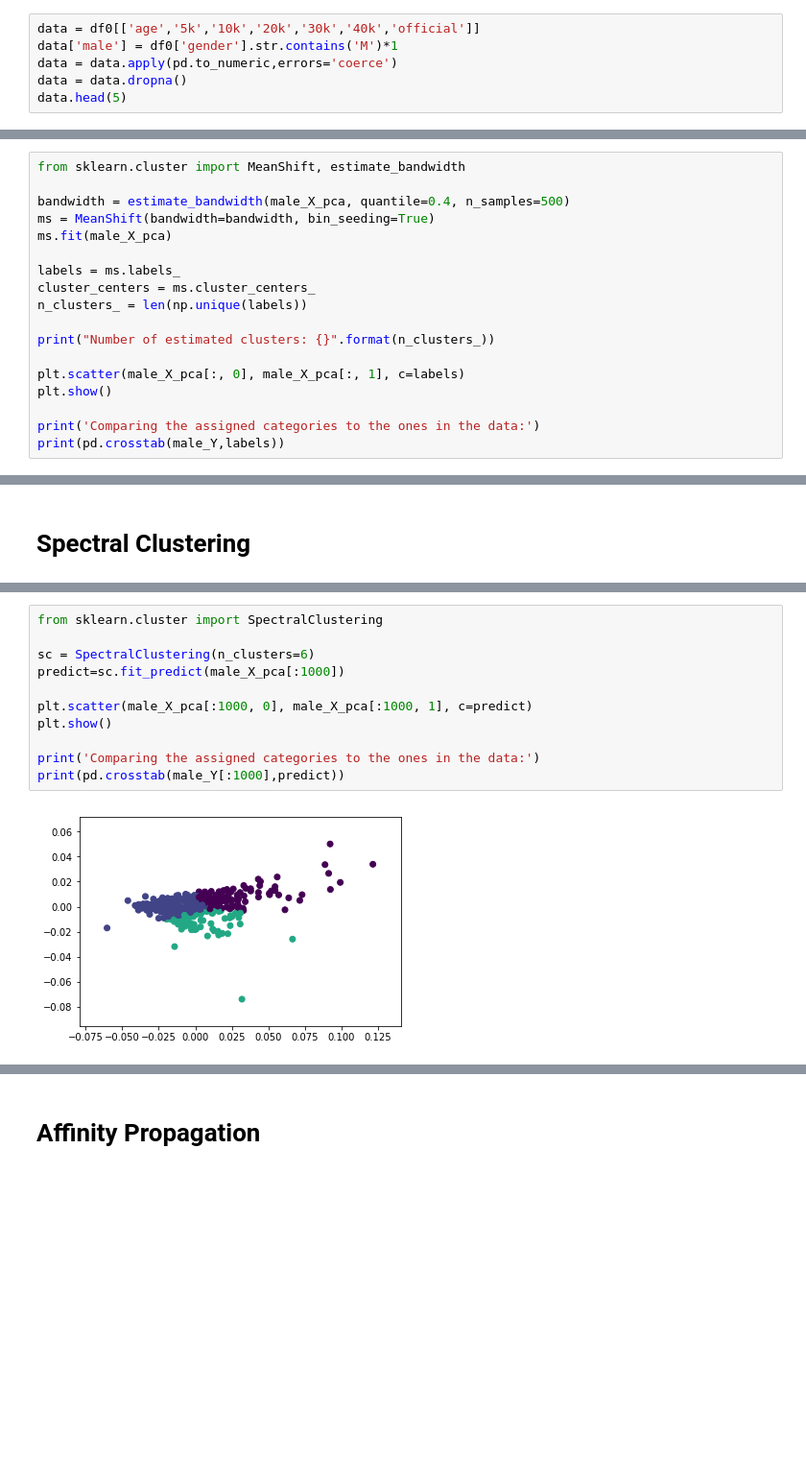
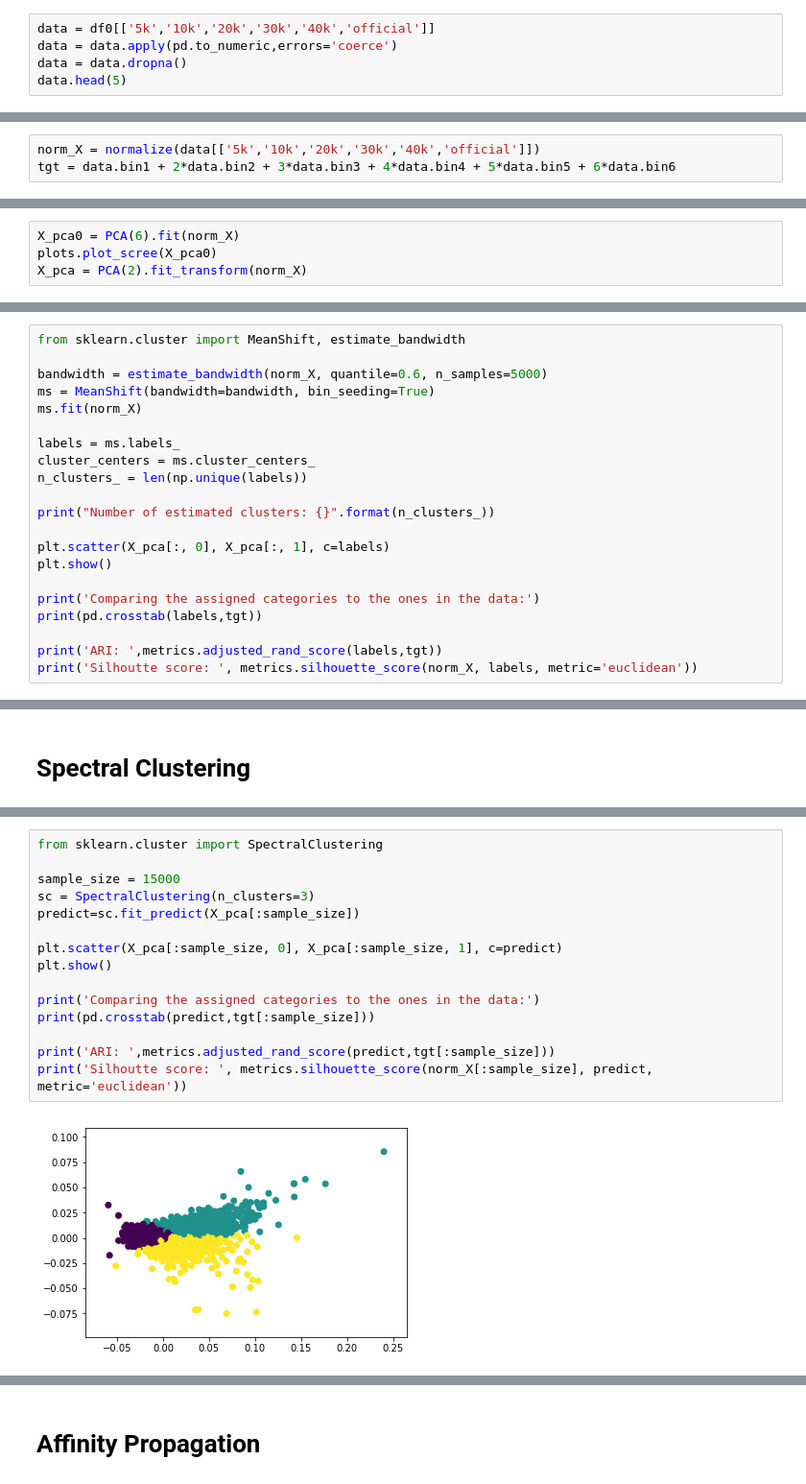
Before and after one commit to yfstafford/Thinkful, a Jupyter notebook: Unit 4/Bootcamp 4.2.5 Boston marathon.ipynb, the cells around one changed output, grey strips where cells are left out. Shown at 96% size. Saved outputs shown, nothing was run; the diff lists cells and outputs as text; blank space fills up the shorter version.

```diff
--- a/Unit 4/Bootcamp 4.2.5 Boston marathon.ipynb
+++ b/Unit 4/Bootcamp 4.2.5 Boston marathon.ipynb
@@ -44,6 +35,5 @@ Select relevant columns:
 # %%
-data = df0[['age','5k','10k','20k','30k','40k','official']]
-data['male'] = df0['gender'].str.contains('M')*1
+data = df0[['5k','10k','20k','30k','40k','official']]
 data = data.apply(pd.to_numeric,errors='coerce')
 data = data.dropna()
 data.head(5)
@@ -84 +92,4 @@ female_Y = female_data['age_div']
+# %%
+norm_X = normalize(data[['5k','10k','20k','30k','40k','official']])
+tgt = data.bin1 + 2*data.bin2 + 3*data.bin3 + 4*data.bin4 + 5*data.bin5 + 6*data.bin6
 # %% [markdown]
@@ -111,0 +97,4 @@ array([[-0.1928215 , -0.36714795, -0.61009036, -0.47054166,  0.27915351,
+# %%
+X_pca0 = PCA(6).fit(norm_X)
+plots.plot_scree(X_pca0)
+X_pca = PCA(2).fit_transform(norm_X)
@@ -169,9 +195,9 @@ There does not appear to be a clear eleven division clustering found by K-Means.
 # %%
 from sklearn.cluster import MeanShift, estimate_bandwidth
 
-bandwidth = estimate_bandwidth(male_X_pca, quantile=0.4, n_samples=500)
+bandwidth = estimate_bandwidth(norm_X, quantile=0.6, n_samples=5000)
 ms = MeanShift(bandwidth=bandwidth, bin_seeding=True)
-ms.fit(male_X_pca)
+ms.fit(norm_X)
 
 labels = ms.labels_
 cluster_centers = ms.cluster_centers_
@@ -179,9 +205,12 @@ n_clusters_ = len(np.unique(labels))
 
 print("Number of estimated clusters: {}".format(n_clusters_))
 
-plt.scatter(male_X_pca[:, 0], male_X_pca[:, 1], c=labels)
+plt.scatter(X_pca[:, 0], X_pca[:, 1], c=labels)
 plt.show()
 
 print('Comparing the assigned categories to the ones in the data:')
-print(pd.crosstab(male_Y,labels))
+print(pd.crosstab(labels,tgt))
+
+print('ARI: ',metrics.adjusted_rand_score(labels,tgt))
+print('Silhoutte score: ', metrics.silhouette_score(norm_X, labels, metric='euclidean'))
 # %% [output]
@@ -243,14 +243,18 @@ In contrast to K-Means, Mean-Shift seeks to cluster most participants together.
 # %%
 from sklearn.cluster import SpectralClustering
 
-sc = SpectralClustering(n_clusters=6)
-predict=sc.fit_predict(male_X_pca[:1000])
+sample_size = 15000
+sc = SpectralClustering(n_clusters=3)
+predict=sc.fit_predict(X_pca[:sample_size])
 
-plt.scatter(male_X_pca[:1000, 0], male_X_pca[:1000, 1], c=predict)
+plt.scatter(X_pca[:sample_size, 0], X_pca[:sample_size, 1], c=predict)
 plt.show()
 
 print('Comparing the assigned categories to the ones in the data:')
-print(pd.crosstab(male_Y[:1000],predict))
+print(pd.crosstab(predict,tgt[:sample_size]))
+
+print('ARI: ',metrics.adjusted_rand_score(predict,tgt[:sample_size]))
+print('Silhoutte score: ', metrics.silhouette_score(norm_X[:sample_size], predict, metric='euclidean'))
 # %% [output]
-[figure, old version]
+[figure, new version]
 Comparing the assigned categories to the ones in the data:
```
Also changed, not shown: parts of 52 cells of this notebook.
